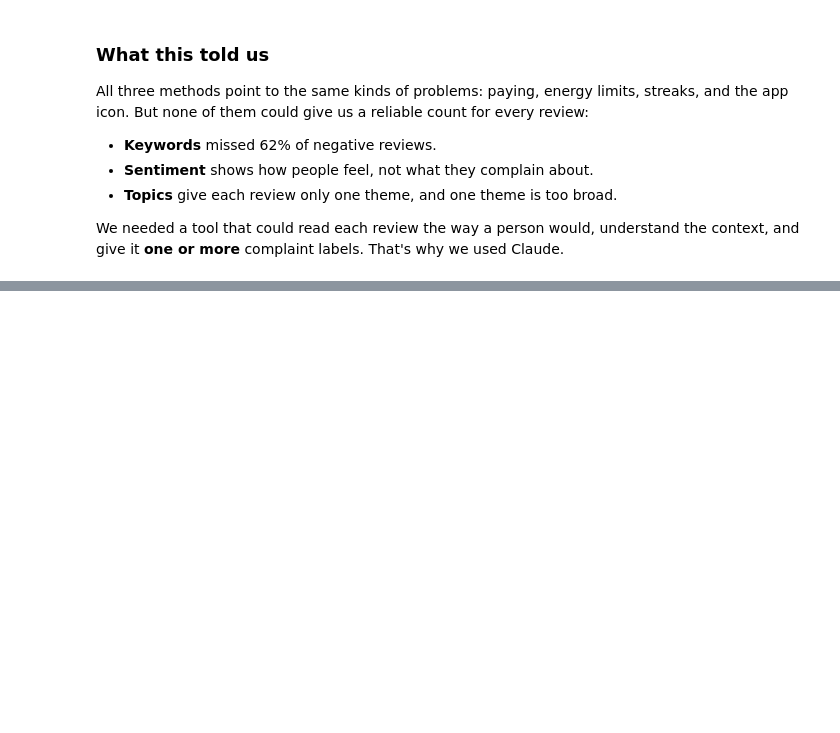
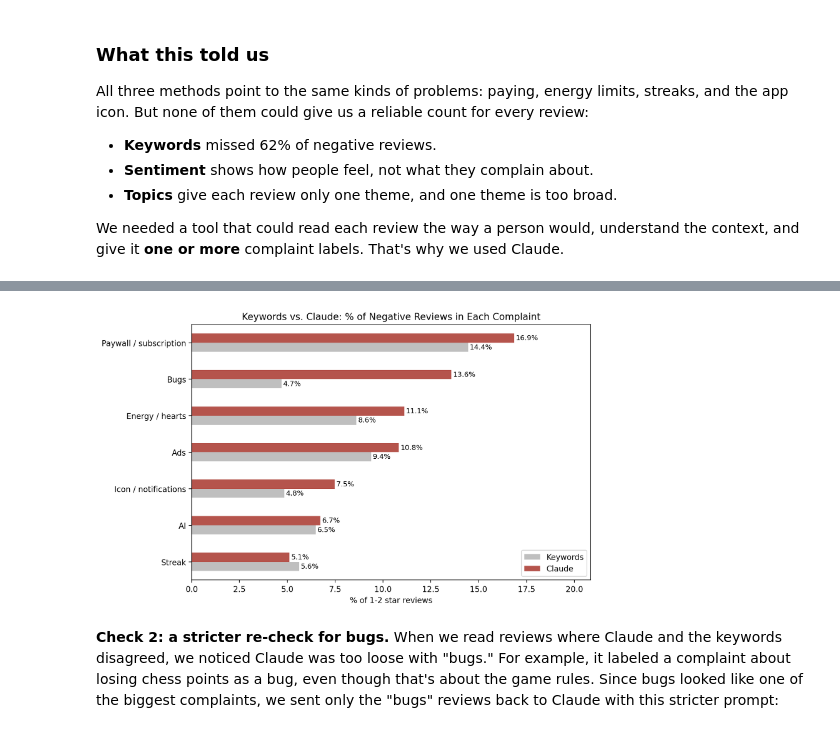
Before and after one commit to Teenna-Pachika/info4360-duolingo-reviews, a Jupyter notebook: notebooks/06_final_report.ipynb, the cells around one changed output, grey strips where cells are left out. Drawn from its saved outputs; the diff is of its cells as text; code cells hidden in the pictures; blank space fills up the shorter version.

Commit message:
Add Claude tool integration section

```diff
--- a/notebooks/06_final_report.ipynb
+++ b/notebooks/06_final_report.ipynb
@@ -178,0 +276,7 @@ We needed a tool that could read each review the way a person would, understand
+# %%
+# Showing the comparison of Claude labels vs keyword rules
+show_figure("09_claude_vs_keywords")
+# %% [output]
+[figure, added]
+# %% [markdown]
+**Check 2: a stricter re-check for bugs.** When we read reviews where Claude and the keywords disagreed, we noticed Claude was too loose with "bugs." For example, it labeled a complaint about losing chess points as a bug, even though that's about the game rules. Since bugs looked like one of the biggest complaints, we sent only the "bugs" reviews back to Claude with this stricter prompt:
```
Also changed, not shown: parts of 15 cells of this notebook.
